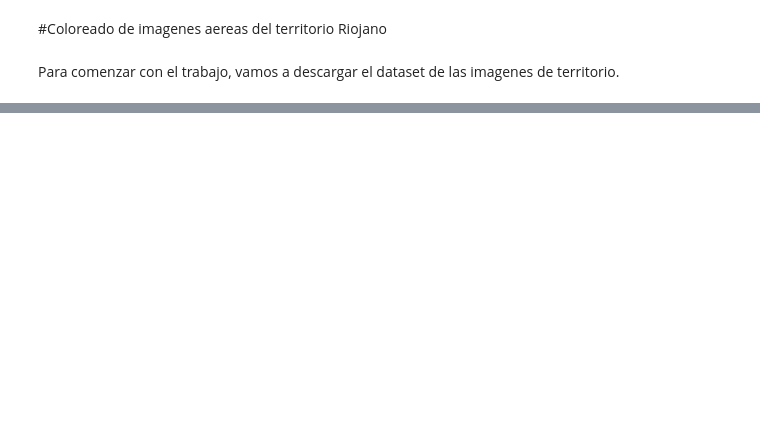
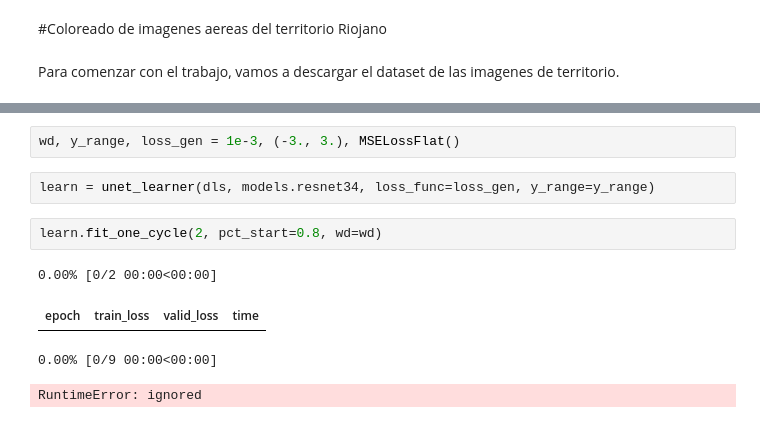
Before and after one commit to IA2021UR/trabajo-ia-en-la-comunidad-de-la-rioja-equipo-5, a Jupyter notebook: ColoreadoTerritorio.ipynb, the cells around one changed output, grey strips where cells are left out. Drawn from its saved outputs; the diff is of its cells as text; blank space fills up the shorter version.

```diff
--- a/ColoreadoTerritorio.ipynb
+++ b/ColoreadoTerritorio.ipynb
@@ -36,0 +119,11 @@ TypeError: ignored
+# %%
+wd, y_range, loss_gen = 1e-3, (-3., 3.), MSELossFlat()
+# %%
+learn = unet_learner(dls, models.resnet34, loss_func=loss_gen, y_range=y_range)
+# %%
+learn.fit_one_cycle(2, pct_start=0.8, wd=wd)
+# %% [output]
+0.00% [0/2 00:00<00:00]
+| epoch | train_loss | valid_loss | time |
+0.00% [0/9 00:00<00:00]
+RuntimeError: ignored
```
Also changed, not shown: parts of 23 cells of this notebook.
